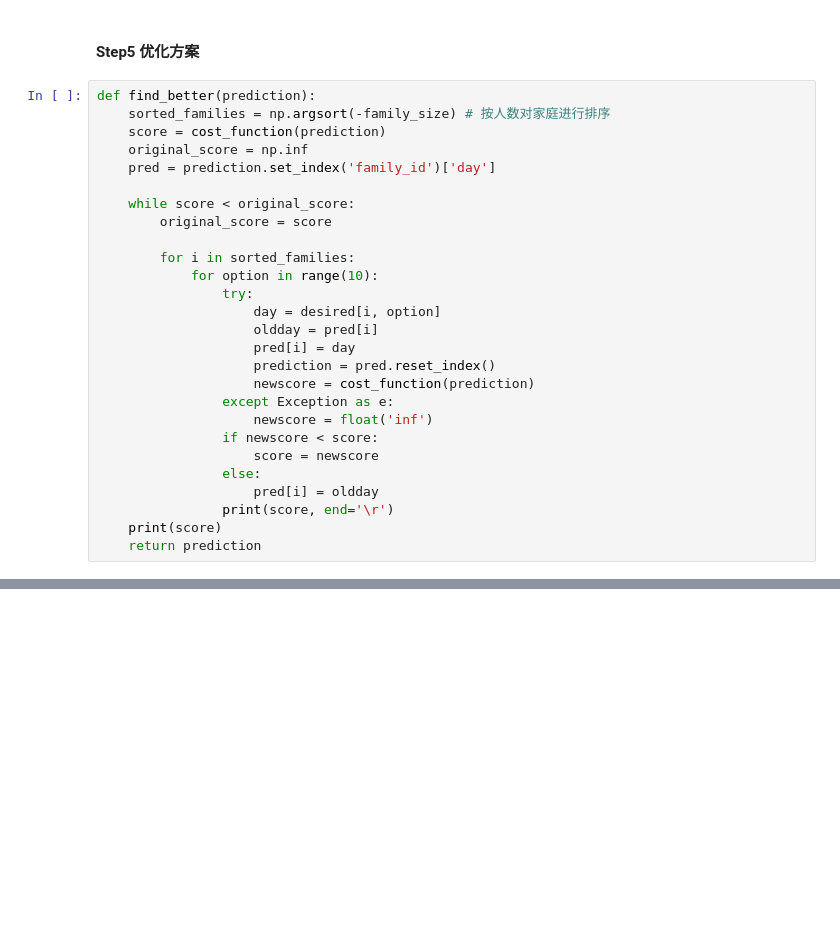
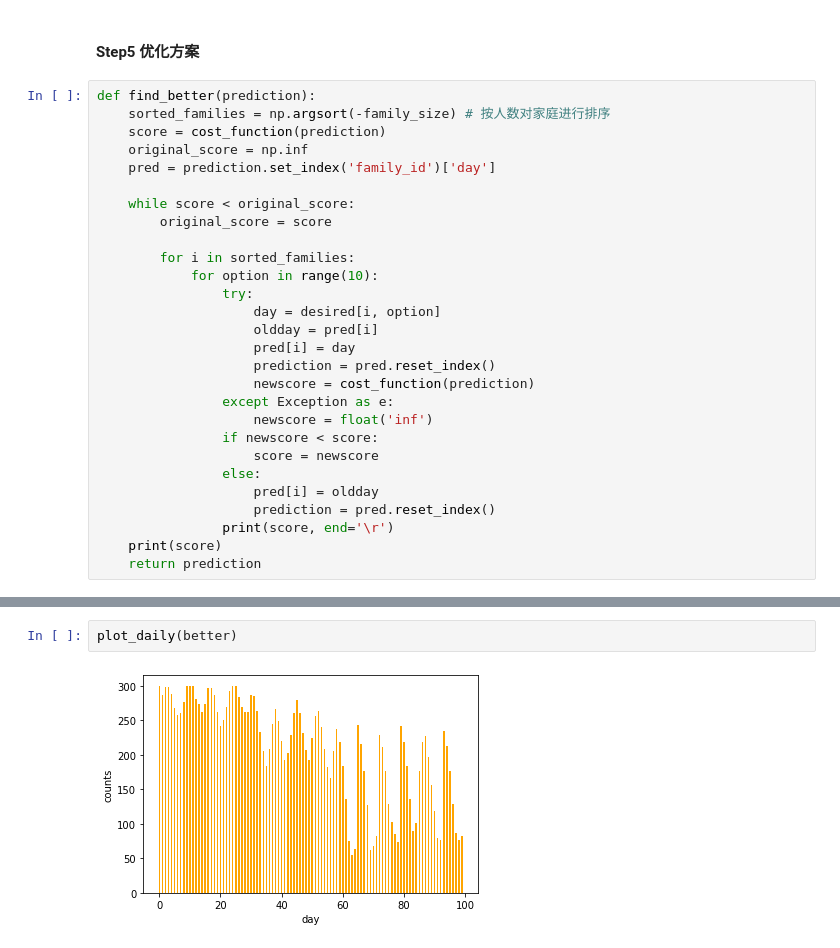
Before and after one commit to ruizhuwu/BI, a Jupyter notebook: week12/homework2.ipynb, the cells around one changed output, grey strips where cells are left out. Drawn from its saved outputs; the diff is of its cells as text; blank space fills up the shorter version.

```diff
--- a/week12/homework2.ipynb
+++ b/week12/homework2.ipynb
@@ -323,6 +323,7 @@ def find_better(prediction):
                     score = newscore
                 else:
                     pred[i] = oldday
+                    prediction = pred.reset_index()
                 print(score, end='\r')
     print(score)
     return prediction
@@ -333,3 +336,7 @@ better = find_better(final)
+# %%
+plot_daily(better)
+# %% [output]
+[figure, added]
 # %%
 def save_result(prediction, filename):
     pred = prediction.copy()
```
Also changed, not shown: parts of 2 cells of this notebook.
